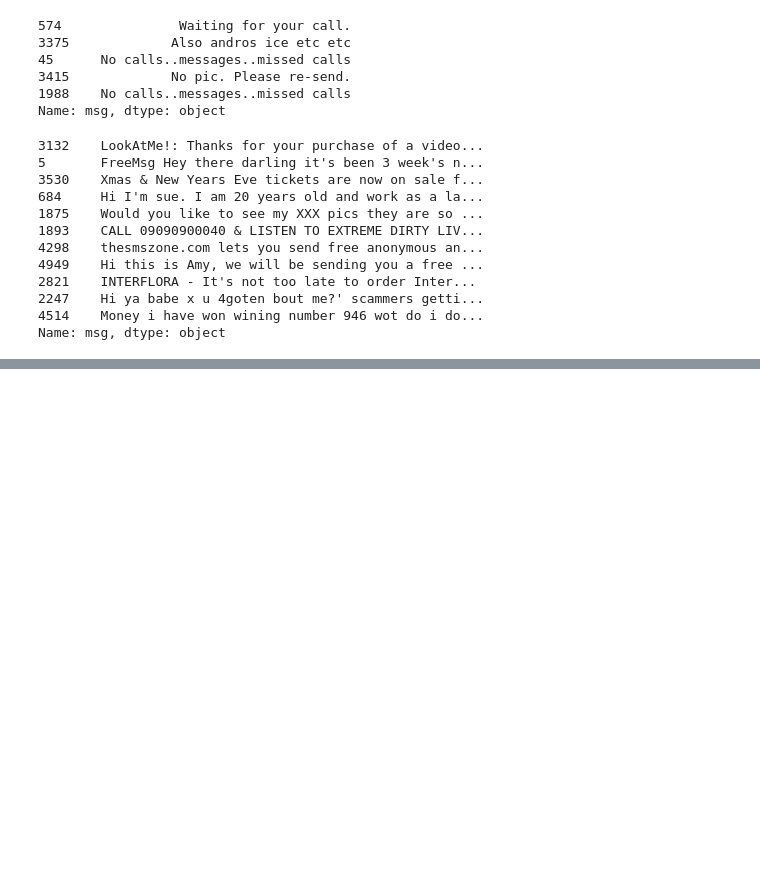
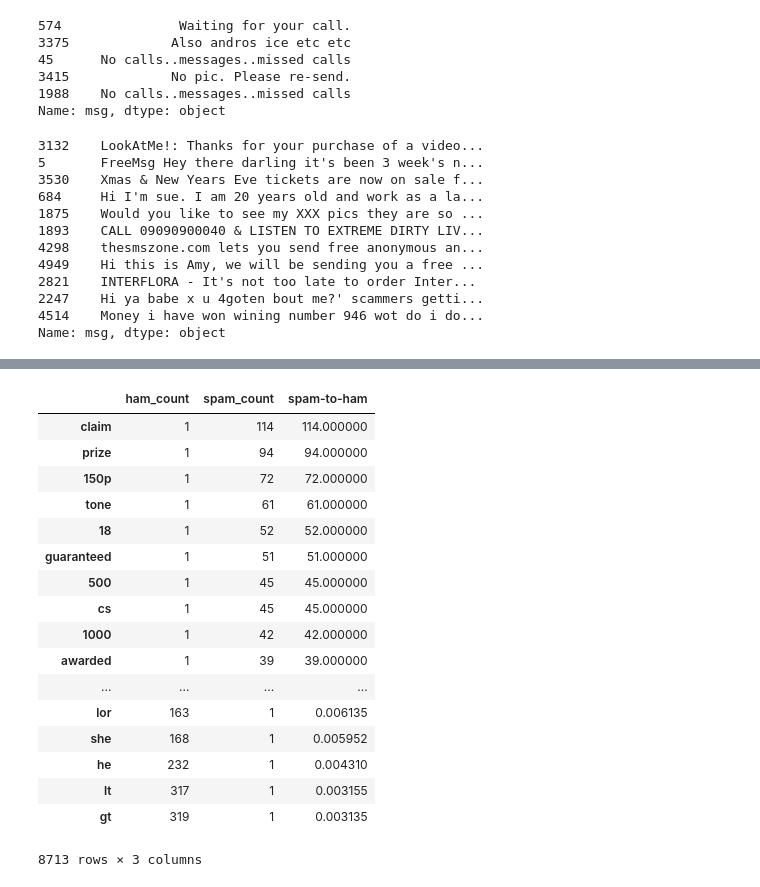
Before and after one commit to derekh34/DAT_SF_18, a Jupyter notebook: labs/lab_06/lab_06.ipynb, the cells around one changed output, grey strips where cells are left out. Drawn from its saved outputs; the diff is of its cells as text; code cells hidden in the pictures; blank space fills up the shorter version.

```diff
--- a/labs/lab_06/lab_06.ipynb
+++ b/labs/lab_06/lab_06.ipynb
@@ -703,6 +708,12 @@ vocab_all.get_feature_names()
 ham_dtm = vect.transform(df_ham.msg.values)
 ham_dtm.toarray()
 
-pd.DataFrame(train_exp_dtm.toarray(), columns=vect.get_feature_names())
+ham_df = pd.DataFrame(ham_dtm.toarray(), columns=vect.get_feature_names())
 # %%
 # create document-term matrix of spam, then convert to a regular array
+
+spam_dtm = vect.transform(df_spam.msg.values)
+spam_dtm.toarray()
+
+spam_df = pd.DataFrame(spam_dtm.toarray(), columns=vect.get_feature_names())
+spam_df.sum(axis=0)
@@ -713,2 +781,7 @@ pd.DataFrame(train_exp_dtm.toarray(), columns=vect.get_feature_names())
 # %%
 # create a DataFrame of tokens with their separate ham and spam counts
+data_ = {'ham_count':ham_df.sum(axis=0),'spam_count':spam_df.sum(axis=0)}
+
+
+counts_df = pd.DataFrame(data_)
+counts_df.head()
@@ -715,2 +795,4 @@ pd.DataFrame(train_exp_dtm.toarray(), columns=vect.get_feature_names())
 # %%
 # add one to ham counts and spam counts so that ratio calculations (below) make more sensse
+counts_df['ham_count'] = counts_df['ham_count'] + 1
+counts_df['spam_count'] = counts_df['spam_count'] + 1
@@ -717,4 +808,27 @@ pd.DataFrame(train_exp_dtm.toarray(), columns=vect.get_feature_names())
 # %%
 # calculate ratio of spam-to-ham for each token
+
+counts_df['spam-to-ham'] = 1.0 * counts_df.spam_count/counts_df.ham_count
+
+counts_df.sort('spam-to-ham',ascending=False)
+# %% [output]
+|  | ham_count | spam_count | spam-to-ham |
+| claim | 1 | 114 | 114.000000 |
+| prize | 1 | 94 | 94.000000 |
+| 150p | 1 | 72 | 72.000000 |
+| tone | 1 | 61 | 61.000000 |
+| 18 | 1 | 52 | 52.000000 |
+| guaranteed | 1 | 51 | 51.000000 |
+| 500 | 1 | 45 | 45.000000 |
+| cs | 1 | 45 | 45.000000 |
+| 1000 | 1 | 42 | 42.000000 |
+| awarded | 1 | 39 | 39.000000 |
+| ... | ... | ... | ... |
+| lor | 163 | 1 | 0.006135 |
+| she | 168 | 1 | 0.005952 |
+| he | 232 | 1 | 0.004310 |
+| lt | 317 | 1 | 0.003155 |
+| gt | 319 | 1 | 0.003135 |
+8713 rows × 3 columns
 # %%
 # advanced: implement your own naive bayes classifier
```
Also changed, not shown: parts of 14 cells of this notebook, 1 other file.
